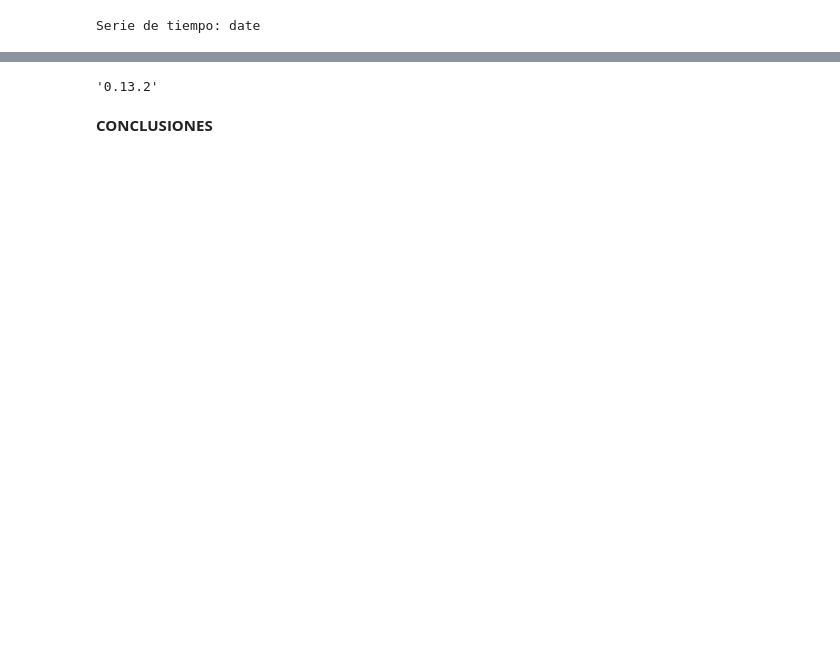
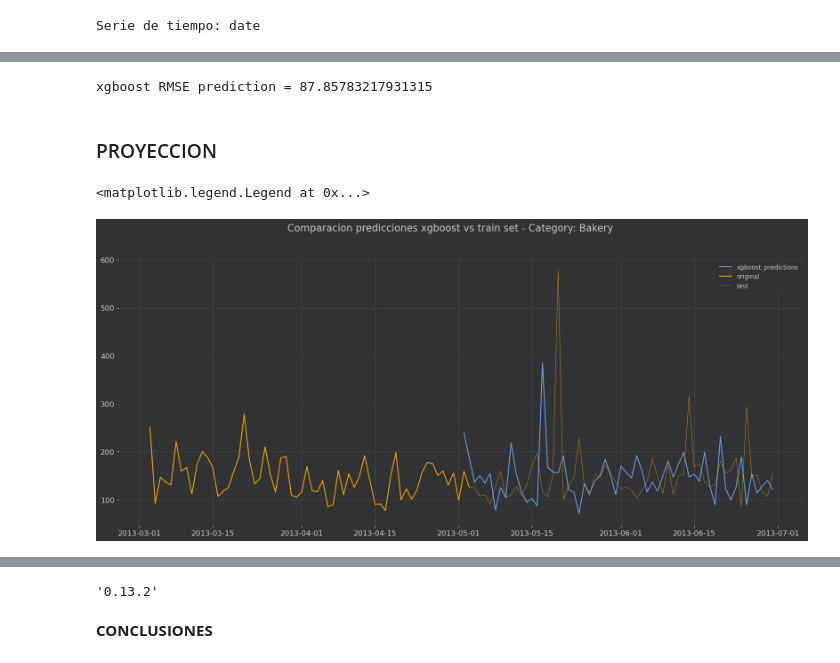
Before and after one commit to AgustinSt1990/tp_final, a Jupyter notebook: TP_FINAL_Machine_Learning.ipynb, the cells around one changed output, grey strips where cells are left out. Drawn from its saved outputs; the diff is of its cells as text; code cells hidden in the pictures; blank space fills up the shorter version.

```diff
--- a/TP_FINAL_Machine_Learning.ipynb
+++ b/TP_FINAL_Machine_Learning.ipynb
@@ -569,0 +219,17 @@ DatetimeIndex(['2012-04-10', '2012-04-11', '2012-04-12', '2012-04-13',
+# %%
+error, df_test_xgboost, df_pred_xgboost = xgb.walk_forward_validation(muestra['log_'+umbral].to_frame(), n_test=umbral_2)
+
+df_pred_xgboost.columns = [umbral]
+df_test_xgboost.columns = [umbral]
+
+df_pred_xgboost.set_index(df_test.index, inplace=True)
+df_test_xgboost.set_index(df_test.index, inplace=True)
+
+y_pred_real = np.exp(df_pred_xgboost)
+y_test_real = np.exp(df_test_xgboost)
+# %%
+RMSE = np.sqrt(mean_squared_error(y_test_real, y_pred_real))
+line = 'xgboost RMSE prediction = {}'
+print (line.format(RMSE))
+# %% [output]
+xgboost RMSE prediction = 87.85783217931315
@@ -569,0 +246,14 @@ DatetimeIndex(['2012-04-10', '2012-04-11', '2012-04-12', '2012-04-13',
+# %% [markdown]
+### PROYECCION
+# %%
+data_view = muestra[[umbral]].iloc[umbral_2*-2:-(umbral_2 + int(-0.0334*umbral_2))]
+fig, ax = plt.subplots(figsize=(20,8), dpi=100)
+fig.suptitle('Comparacion predicciones xgboost vs train set - Category: {}'.format(umbral), size=16)
+ax.plot(y_pred_real, label='xgboost_predictions')
+ax.plot(data_view, label='original', color='orange')
+ax.plot(y_test_real, label='test', color='orange', linewidth=0.5)
+
+plt.legend(loc='best')
+# %% [output]
+<matplotlib.legend.Legend at 0x...>
+[figure, added]
```
Also changed, not shown: parts of 71 cells of this notebook, 1 other file.
